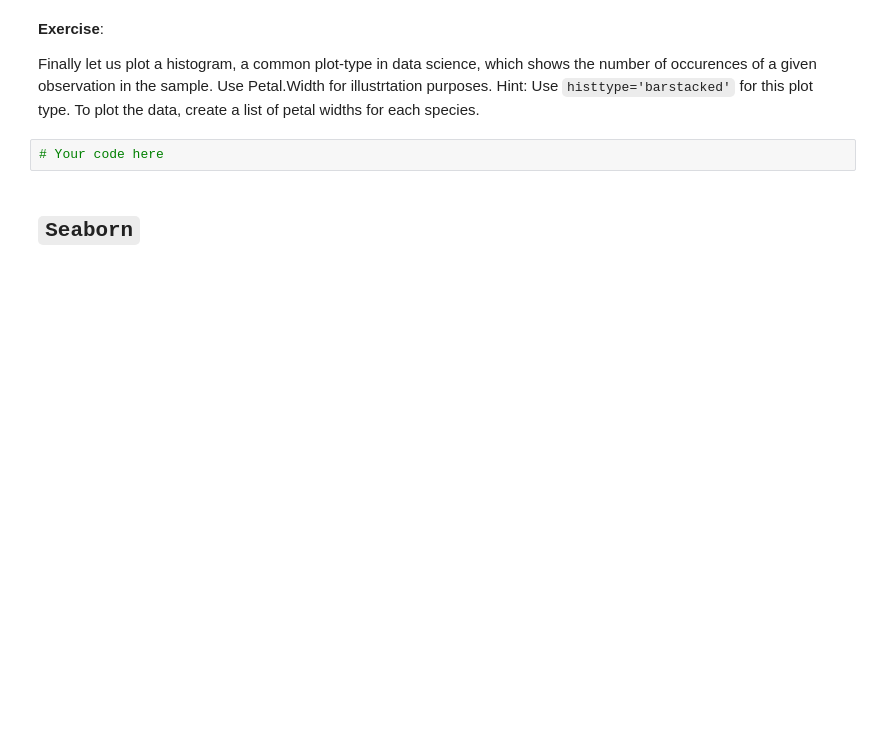
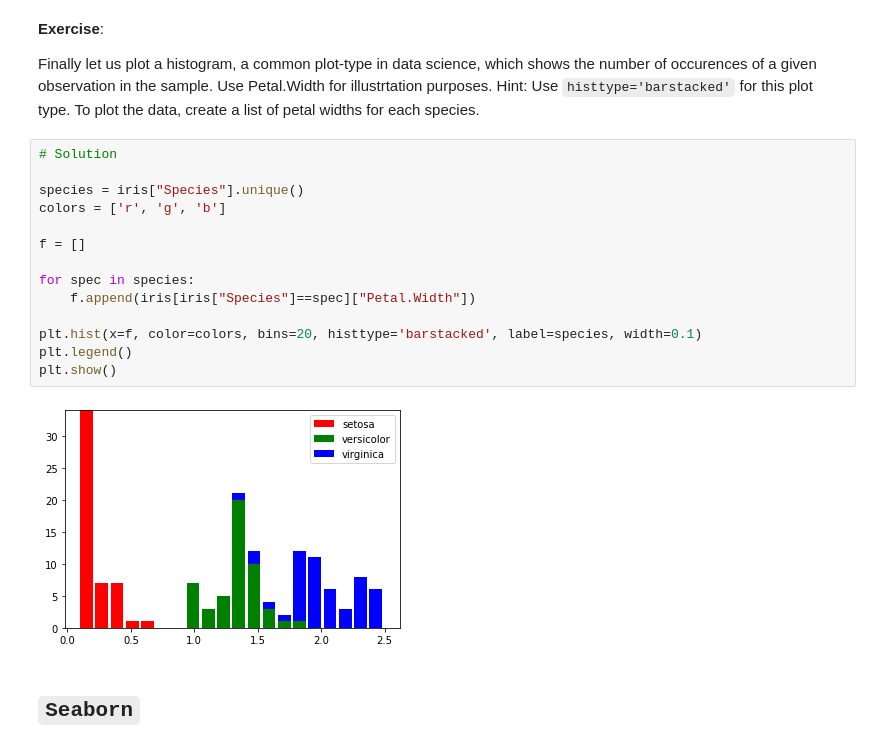
Before and after one commit to IS3UniCologne/AA_2023, a Jupyter notebook: Workshop_04/AA_WS_04_Visualization.ipynb, the cells around one changed output. Cells and saved outputs as stored; diff of their text form; blank space fills up the shorter version.

```diff
--- a/Workshop_04/AA_WS_04_Visualization_pre.ipynb
+++ b/Workshop_04/AA_WS_04_Visualization.ipynb
@@ -419,8 +450,22 @@ You may have noticed some striking patterns emerging from this first plot. So le
 **Exercise**:
 
 Finally let us plot a histogram, a common plot-type in data science, which shows the number of occurences of a given observation in the sample. Use Petal.Width for illustrtation purposes. Hint: Use `histtype='barstacked'` for this plot type. To plot the data, create a list of petal widths for each species.
-# %%
-# Your code here
+# %%
+# Solution
+
+species = iris["Species"].unique()
+colors = ['r', 'g', 'b']
+
+f = []
+
+for spec in species:
+    f.append(iris[iris["Species"]==spec]["Petal.Width"])
+
+plt.hist(x=f, color=colors, bins=20, histtype='barstacked', label=species, width=0.1)
+plt.legend()
+plt.show()
+# %% [output]
+[figure, added]
 # %% [markdown]
 ## `Seaborn`
 # %% [markdown]
```
Also changed, not shown: parts of 14 cells of this notebook.
